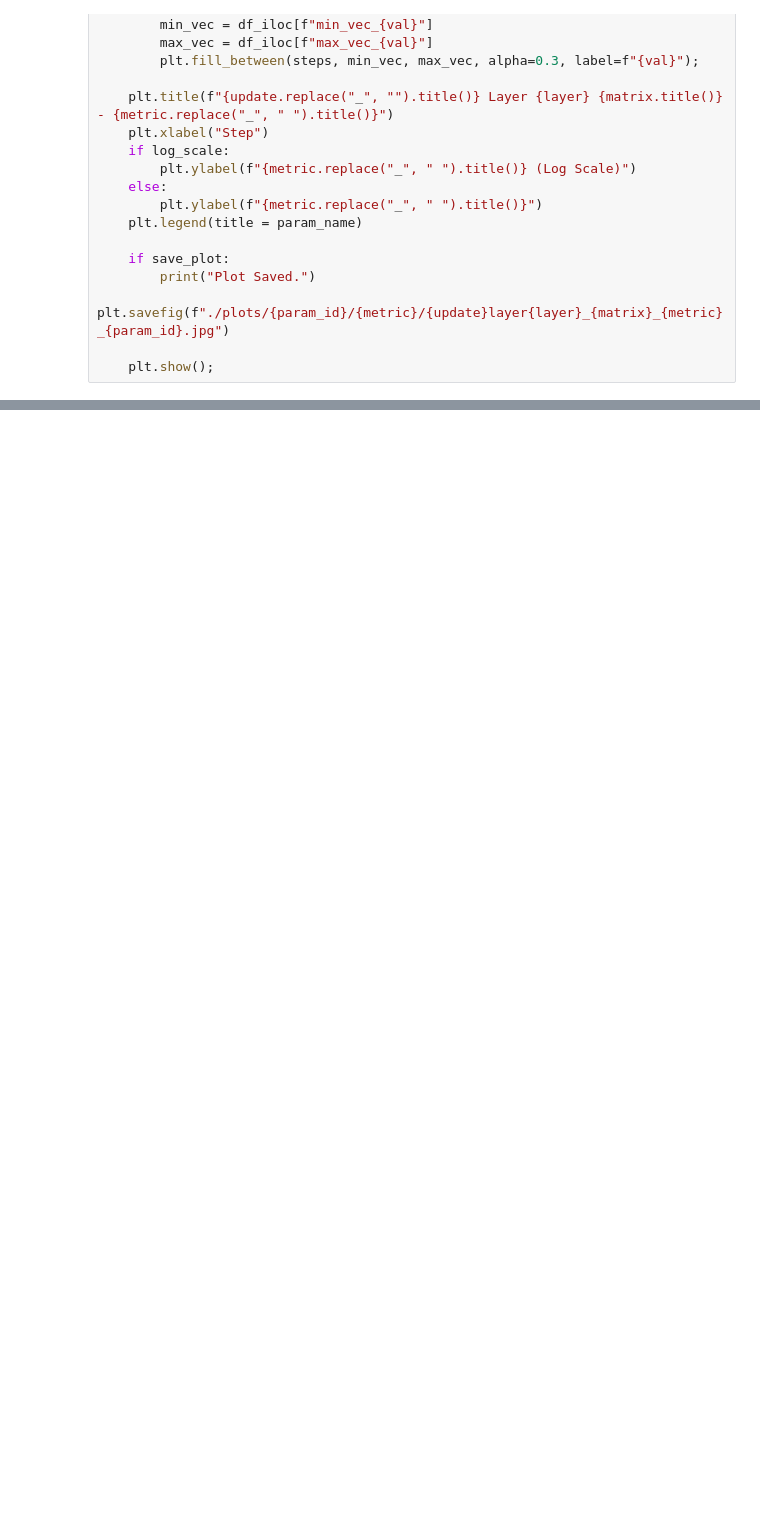
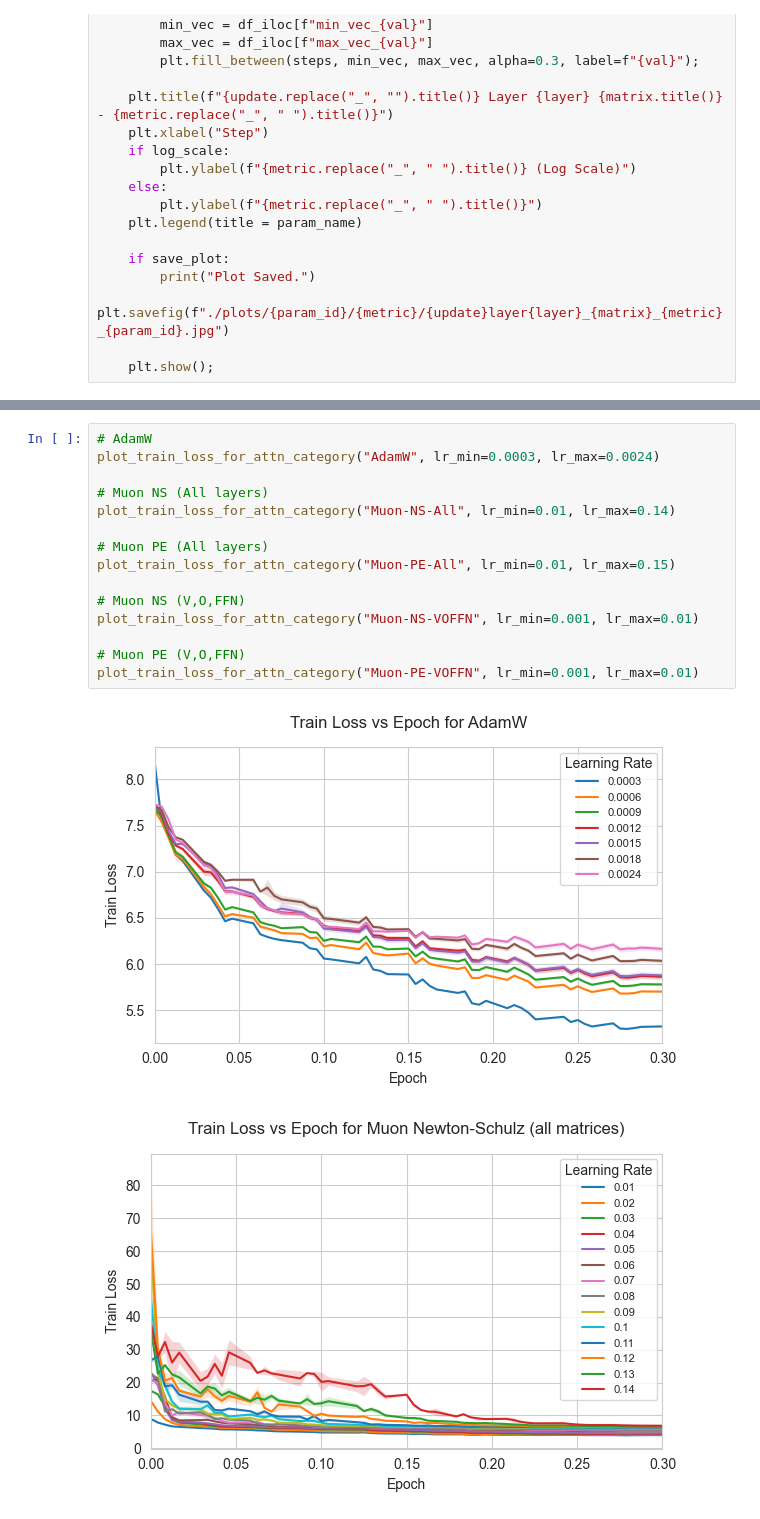
Before and after one commit to nraultwang/cs182-project, a Jupyter notebook: plotting/main.ipynb, the cells around one changed output, grey strips where cells are left out. Cells and saved outputs as stored; diff of their text form; blank space fills up the shorter version.

```diff
--- a/plotting/main.ipynb
+++ b/plotting/main.ipynb
@@ -782,0 +1139,18 @@ val/loss: found variants ['AdamW', 'Muon NS (V, O, FFN)', 'Muon NS (all matrices
+# %%
+# AdamW
+plot_train_loss_for_attn_category("AdamW", lr_min=0.0003, lr_max=0.0024)
+
+# Muon NS (All layers)
+plot_train_loss_for_attn_category("Muon-NS-All", lr_min=0.01, lr_max=0.14)
+
+# Muon PE (All layers)
+plot_train_loss_for_attn_category("Muon-PE-All", lr_min=0.01, lr_max=0.15)
+
+# Muon NS (V,O,FFN)
+plot_train_loss_for_attn_category("Muon-NS-VOFFN", lr_min=0.001, lr_max=0.01)
+
+# Muon PE (V,O,FFN)
+plot_train_loss_for_attn_category("Muon-PE-VOFFN", lr_min=0.001, lr_max=0.01)
+# %% [output]
+[figure, added]
+[figure, added]
```
Also changed, not shown: parts of 15 cells of this notebook, 1 other file.
